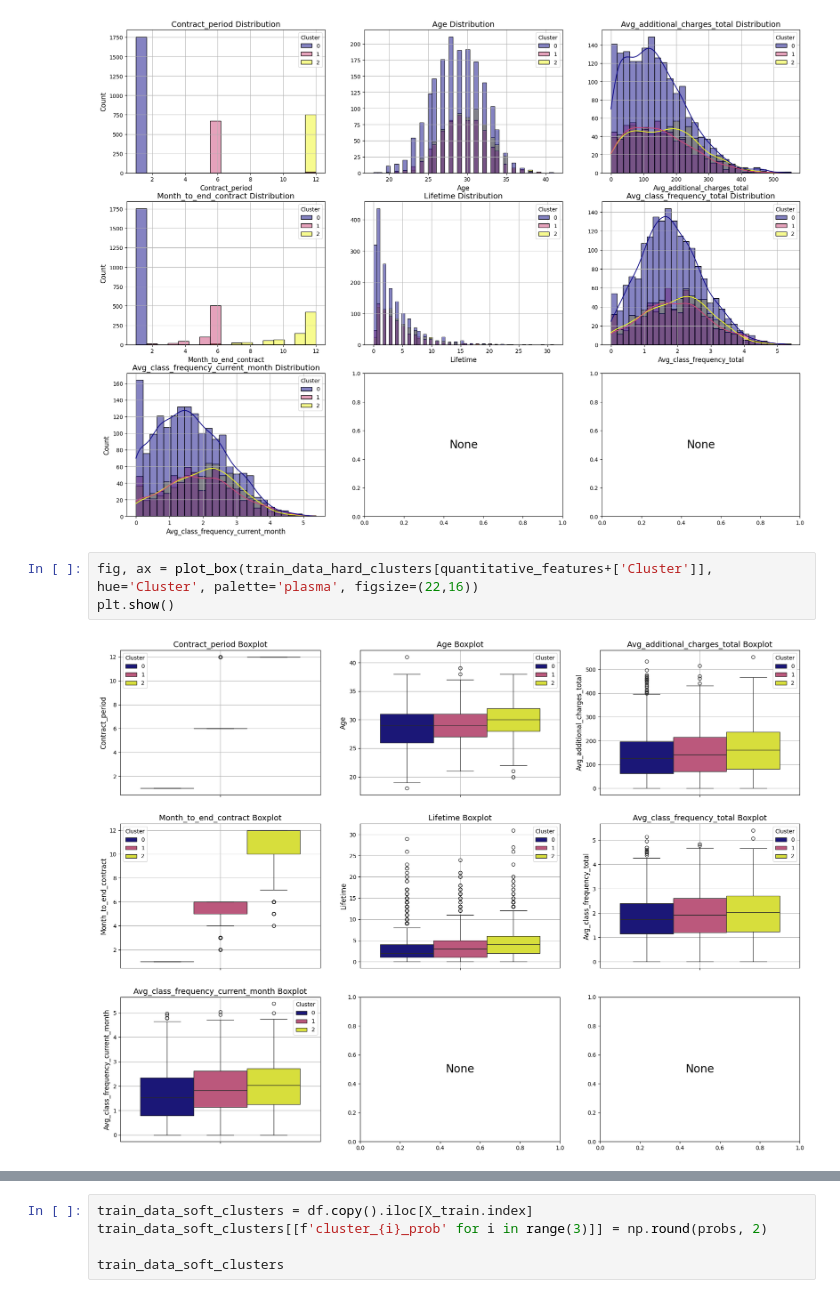
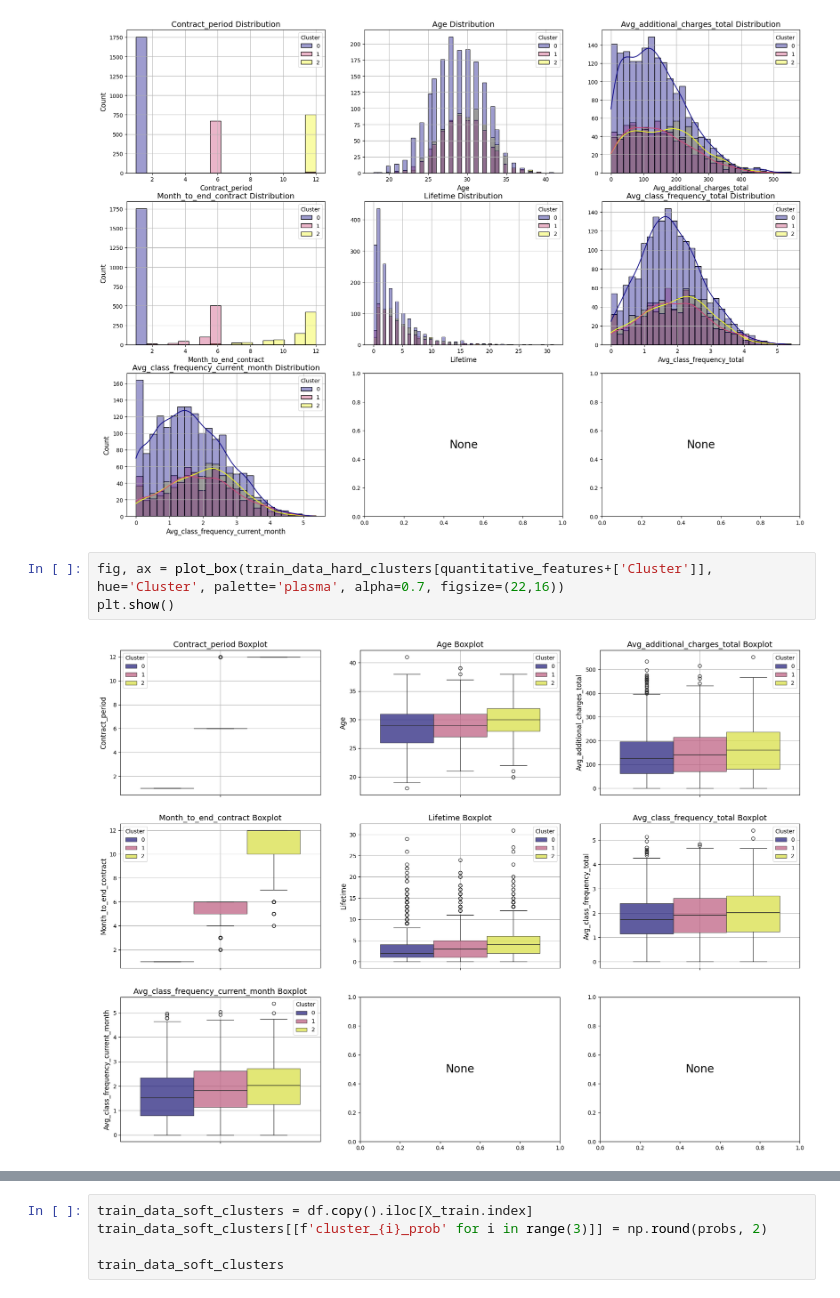
Before and after one commit to kennethwirjadisastra/customer_churn, a Jupyter notebook: gym_churn_clustering.ipynb, the cells around one changed output, grey strips where cells are left out. Saved outputs shown, nothing was run; the diff lists cells and outputs as text.

```diff
--- a/gym_churn_clustering.ipynb
+++ b/gym_churn_clustering.ipynb
@@ -168,7 +168,7 @@ plt.show()
 # %% [output]
 [figure]
 # %%
-fig, ax = plot_box(train_data_hard_clusters[quantitative_features+['Cluster']], hue='Cluster', palette='plasma', figsize=(22,16))
+fig, ax = plot_box(train_data_hard_clusters[quantitative_features+['Cluster']], hue='Cluster', palette='plasma', alpha=0.7, figsize=(22,16))
 plt.show()
 # %% [output]
-[figure, old version]
+[figure, new version]
```
Also changed, not shown: parts of 21 cells of this notebook.
